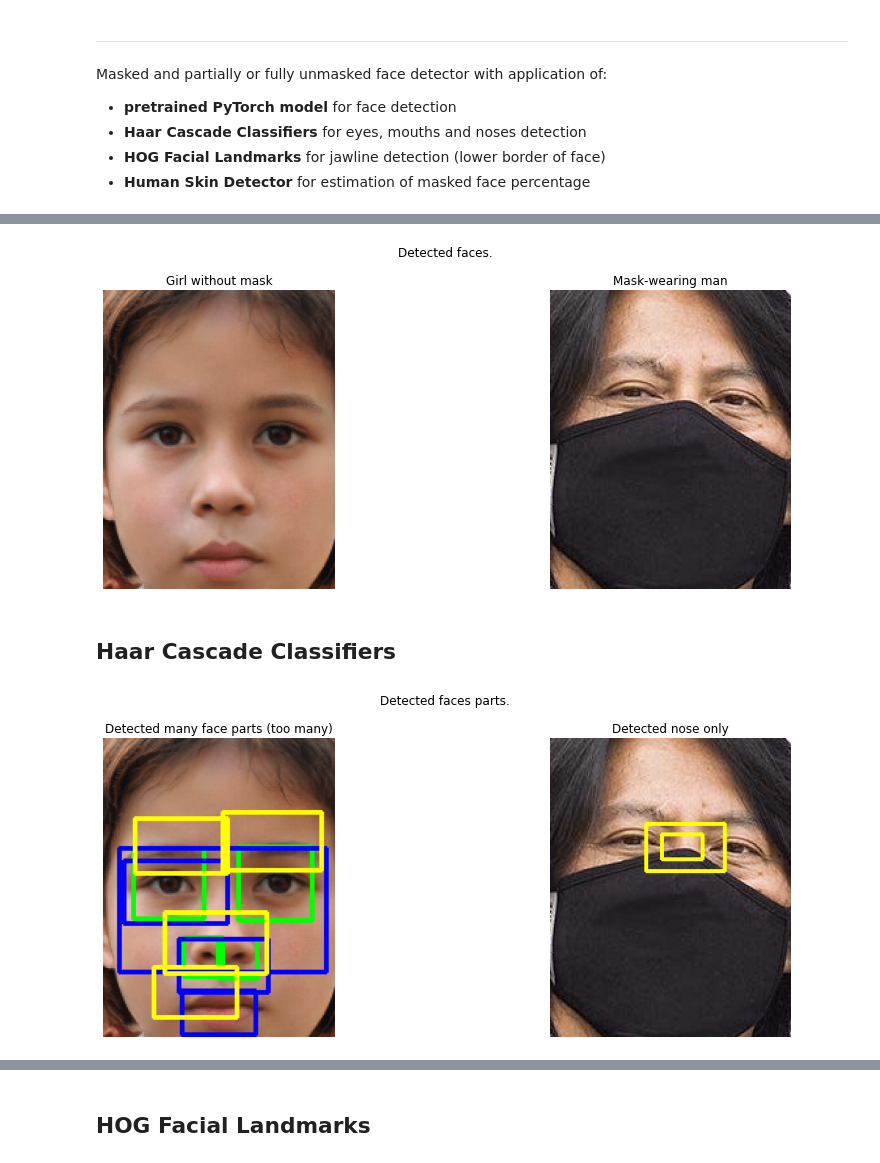
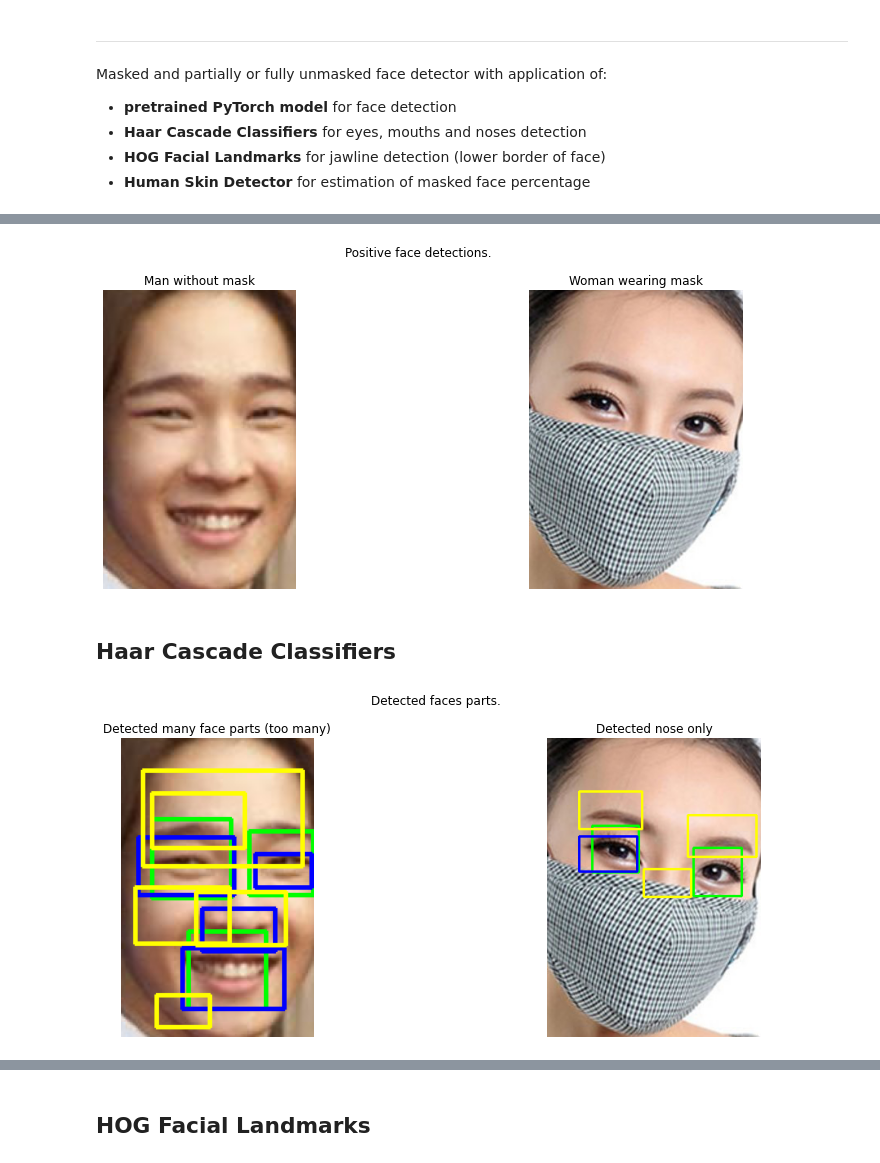
Before and after one commit to kk0walski/MaskedFaceDetector, a Jupyter notebook: MaskedFaceDetector.ipynb, the cells around one changed output, grey strips where cells are left out. Drawn from its saved outputs; the diff is of its cells as text; code cells hidden in the pictures.

```diff
--- a/MaskedFaceDetector.ipynb
+++ b/MaskedFaceDetector.ipynb
@@ -56,8 +38,10 @@ PyTorch pretrained face detection model.
 # %%
-image_unmasked = Image.open('images/faces1.png')
-unmasked_faces_info, unmasked_faces_image = inference(image_unmasked)
+image_unmasked = Image.open('images/unmasked_people1.jpg')
+unmasked_faces_info, _, unmasked_faces_image = detect_human_silhouettes_and_faces(
+    image_unmasked, highlight_neg=True)
 
-image_masked = Image.open('images/masked2.png')
-masked_faces_info, masked_faces_image = inference(image_masked)
+image_masked = Image.open('images/masked_people2.jpg')
+masked_faces_info, _, masked_faces_image = detect_human_silhouettes_and_faces(
+    image_masked, highlight_neg=True)
 # %%
 show_images([image_unmasked, unmasked_faces_image],
@@ -80,12 +65,12 @@ unmasked_faces_info, masked_faces_info
 # %%
-face_unmasked = image_unmasked.crop(tuple(unmasked_faces_info[0][2:]))
+face_unmasked = image_unmasked.crop(tuple(unmasked_faces_info[2]))
 
-face_masked = image_masked.crop(tuple(masked_faces_info[1][2:]))
+face_masked = image_masked.crop(tuple(masked_faces_info[0]))
 # %%
-show_images([face_unmasked, face_masked], ['Girl without mask', 'Mask-wearing man'],
-            suptitle='Detected faces.')
+show_images([face_unmasked, face_masked], ['Man without mask', 'Woman wearing mask'],
+            suptitle='Positive face detections.')
 # %% [output]
-[figure, old version]
+[figure, new version]
 # %% [markdown]
 ## Haar Cascade Classifiers
 # %%
@@ -95,7 +80,7 @@ face_masked_parts_info, face_masked_parts = detect_face_parts(face_masked)
 # %%
 show_images([face_unmasked_parts, face_masked_parts], ['Detected many face parts (too many)', 'Detected nose only'], suptitle='Detected faces parts.')
 # %% [output]
-[figure, old version]
+[figure, new version]
 # %%
 face_unmasked_parts_info, face_masked_parts_info
 # %% [output]
```
Also changed, not shown: parts of 12 cells of this notebook, 8 other files.
